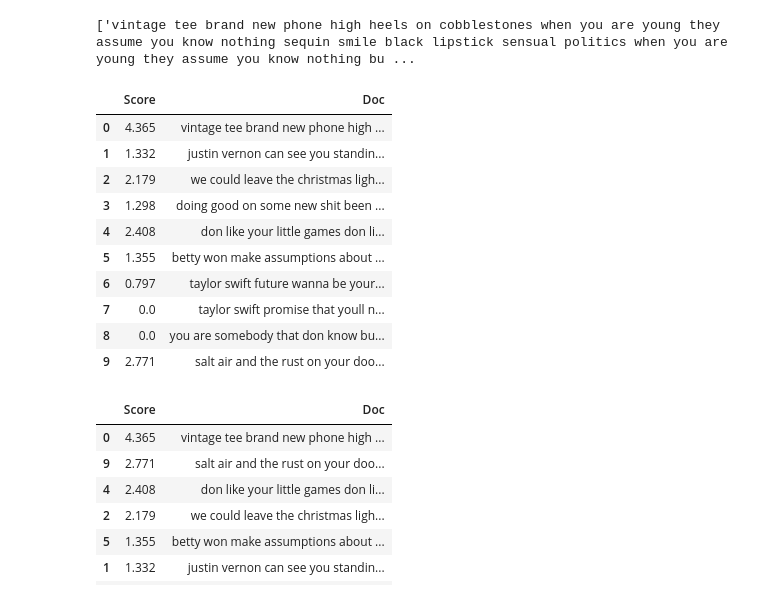
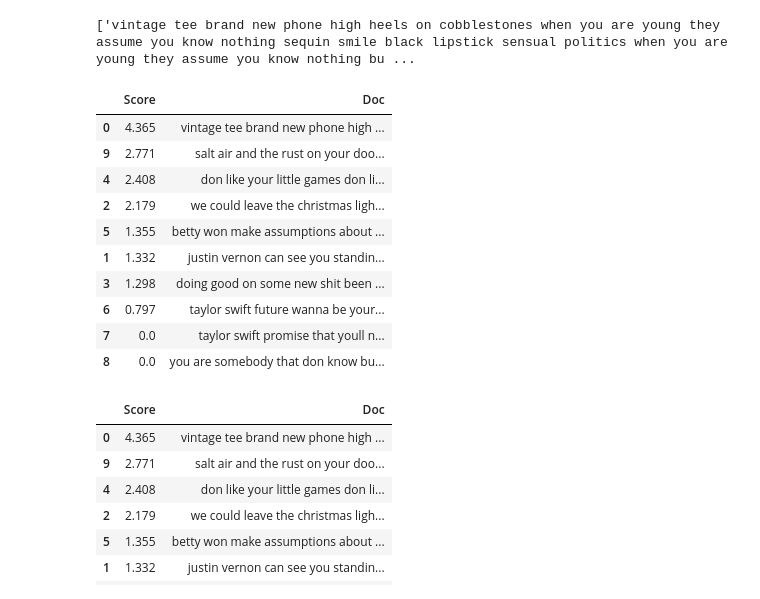
Before and after one commit to hisublime/Project-STBI, a Jupyter notebook: 02 - Code/Proyek_Dataset_TaylorSwift-BM11 VS BM25.ipynb, the cells around one changed output. Drawn from its saved outputs; the diff is of its cells as text; code cells hidden in the pictures.

```diff
--- a/02 - Code/Proyek_Dataset_TaylorSwift-BM11 VS BM25.ipynb
+++ b/02 - Code/Proyek_Dataset_TaylorSwift-BM11 VS BM25.ipynb
@@ -218,19 +218,19 @@ print(data2)
 # %%
 data4 = pd.DataFrame({'Score':data1,'Doc':data2})
 # %%
-data4.head(10)
+data4.head(10).sort_values(by=["Score"], ascending=False)
 # %% [output]
 |  | Score | Doc |
 | 0 | 4.365 | vintage tee brand new phone high ... |
+| 9 | 2.771 | salt air and the rust on your doo... |
+| 4 | 2.408 | don like your little games don li... |
+| 2 | 2.179 | we could leave the christmas ligh... |
+| 5 | 1.355 | betty won make assumptions about ... |
 | 1 | 1.332 | justin vernon can see you standin... |
-| 2 | 2.179 | we could leave the christmas ligh... |
 | 3 | 1.298 | doing good on some new shit been ... |
-| 4 | 2.408 | don like your little games don li... |
-| 5 | 1.355 | betty won make assumptions about ... |
 | 6 | 0.797 | taylor swift future wanna be your... |
 | 7 | 0.0 | taylor swift promise that youll n... |
 | 8 | 0.0 | you are somebody that don know bu... |
-| 9 | 2.771 | salt air and the rust on your doo... |
 # %%
 data4.to_csv('data4.csv',index = False)
 # %%
```
Also changed, not shown: parts of 2 cells of this notebook, 1 other file.
